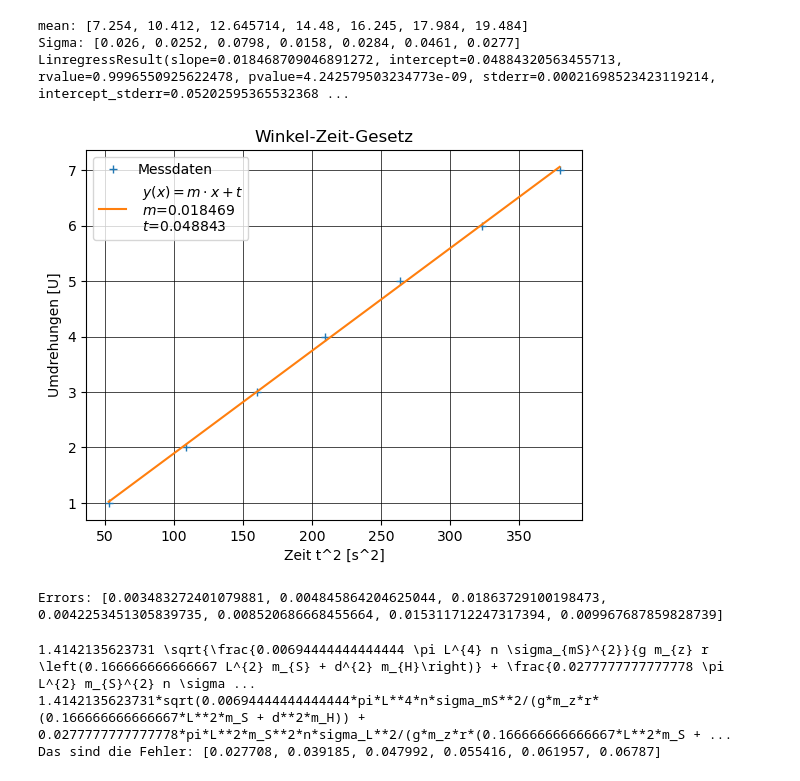
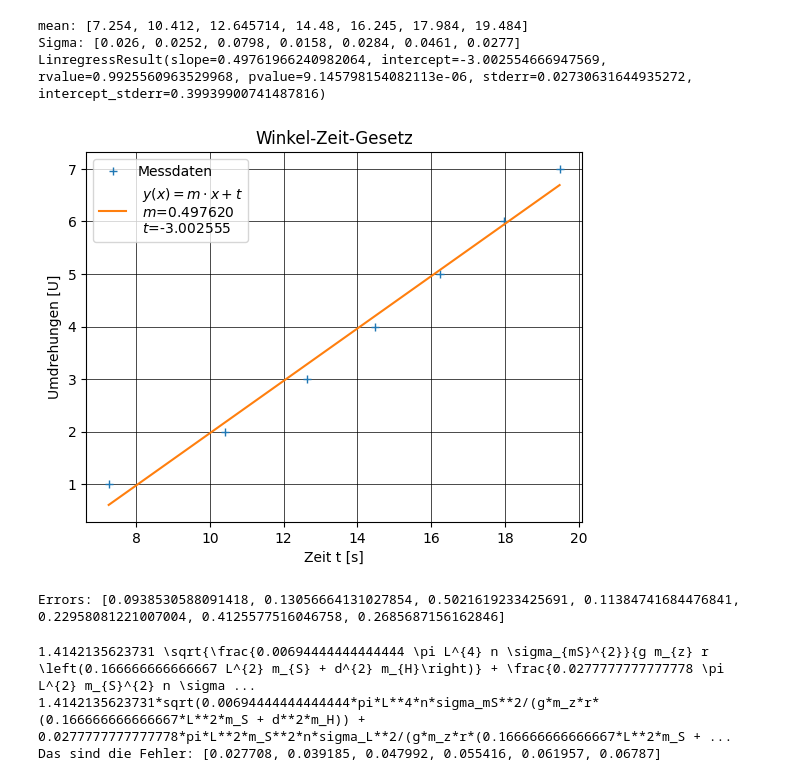
Before and after one commit to OhNoNotAnotherNerd/Ausarbeitung-Physik, a Jupyter notebook: TMW/TMW Aktuell.ipynb, the cells around one changed output. Saved outputs shown, nothing was run; the diff lists cells and outputs as text; code cells hidden in the pictures.

Commit message:
Weg-Zeit-Gesetz: t^2 zu t verändert. In Formel und Plot

```diff
--- a/TMW/TMW Aktuell.ipynb
+++ b/TMW/TMW Aktuell.ipynb
@@ -37,7 +37,7 @@ meanarray=[]##meanarray zum plotten
 mean=[]##mean für tex
 for i in range(len(meanraw)):
     mean.append(round(meanraw[i],6))
-    meanarray.append((meanraw[i])**2)
+    meanarray.append((meanraw[i]))
 print(f'mean: {mean}')
 
 
@@ -65,37 +65,37 @@ print(f'Sigma: {sigma}')
 
 ##Lineare Regression:
 linreg=sp.stats.linregress(meanarray,turns)
 print(linreg)
 m=linreg.slope
 t=linreg.intercept
 x=np.linspace(min(meanarray), max(meanarray), 501)
 y=m*x+t
 
 ##Plot:
 reglabel=f' $y(x) = m \\cdot x + t$ \n $m$={m:.6f} \n $t$={t:.6f}'
 plt.plot(meanarray, turns, linestyle='', marker='+', label='Messdaten')
 plt.plot(x, y, label=reglabel)
 plt.title('Winkel-Zeit-Gesetz')
 plt.legend()
-plt.xlabel('Zeit t^2 [s^2]')
+plt.xlabel('Zeit t [s]')
 plt.ylabel('Umdrehungen [U]')
 plt.grid(visible=True, color='black', linewidth=0.5)
 
 
 plt.show()
 
 ##Fehlerrechnung:
 errors=[]
 ersrnd=[]
 for i in range(7):
     errors.append(linreg.slope*mean[i]*sigma[i])
 print(f'Errors: {errors}')
 # %% [output]
 mean: [7.254, 10.412, 12.645714, 14.48, 16.245, 17.984, 19.484]
 Sigma: [0.026, 0.0252, 0.0798, 0.0158, 0.0284, 0.0461, 0.0277]
-LinregressResult(slope=0.018468709046891272, intercept=0.04884320563455713, rvalue=0.9996550925622478, pvalue=4.242579503234773e-09, stderr=0.00021698523423119214, intercept_stderr=0.05202595365532368 ...
+LinregressResult(slope=0.49761966240982064, intercept=-3.002554666947569, rvalue=0.9925560963529968, pvalue=9.145798154082113e-06, stderr=0.02730631644935272, intercept_stderr=0.39939900741487816)
-[figure, old version]
+[figure, new version]
-Errors: [0.003483272401079881, 0.004845864204625044, 0.01863729100198473, 0.0042253451305839735, 0.008520686668455664, 0.015311712247317394, 0.009967687859828739]
+Errors: [0.0938530588091418, 0.13056664131027854, 0.5021619233425691, 0.11384741684476841, 0.22958081221007004, 0.4125577516046758, 0.2685687156162846]
 # %%
 
 
```
